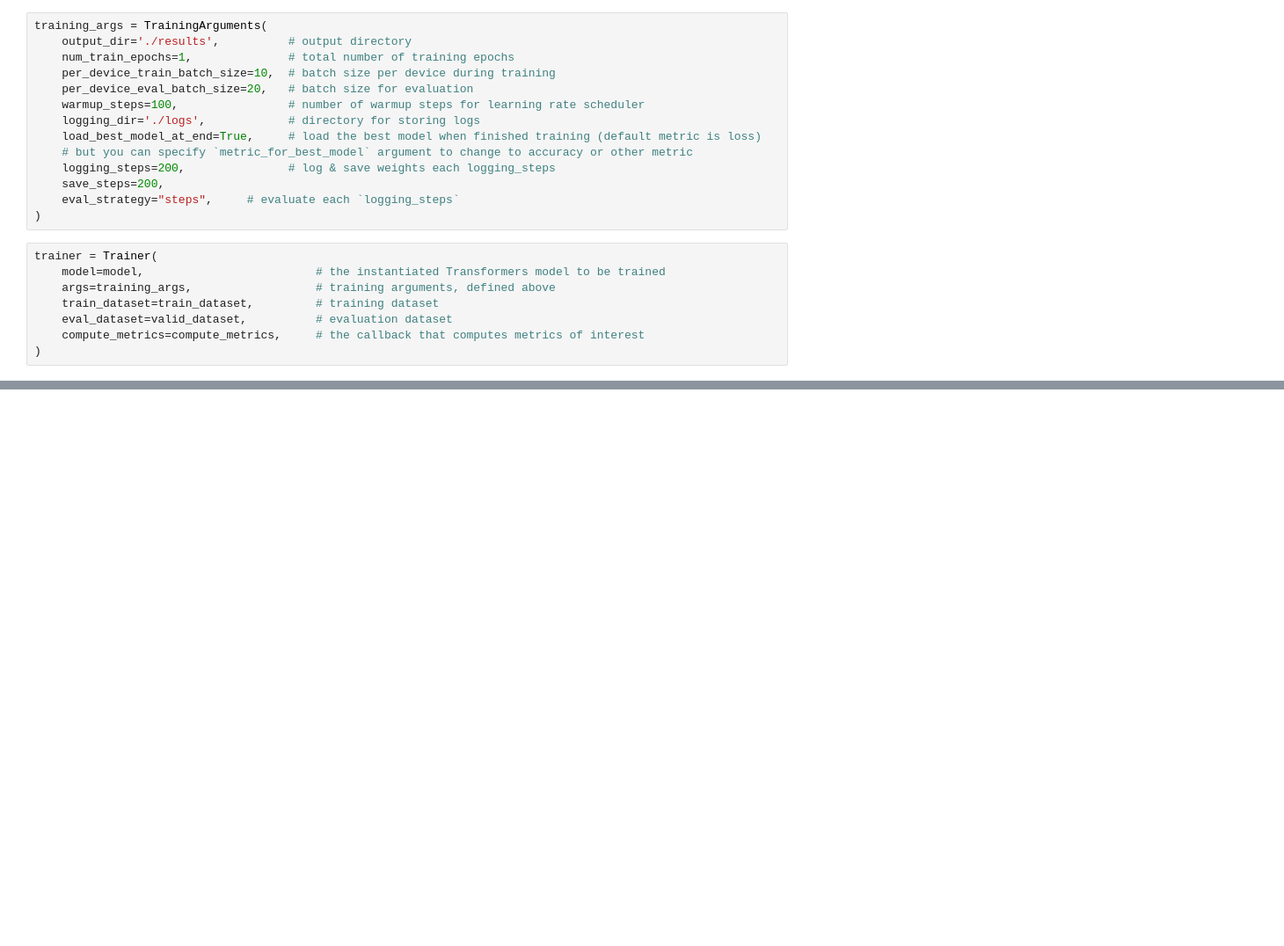
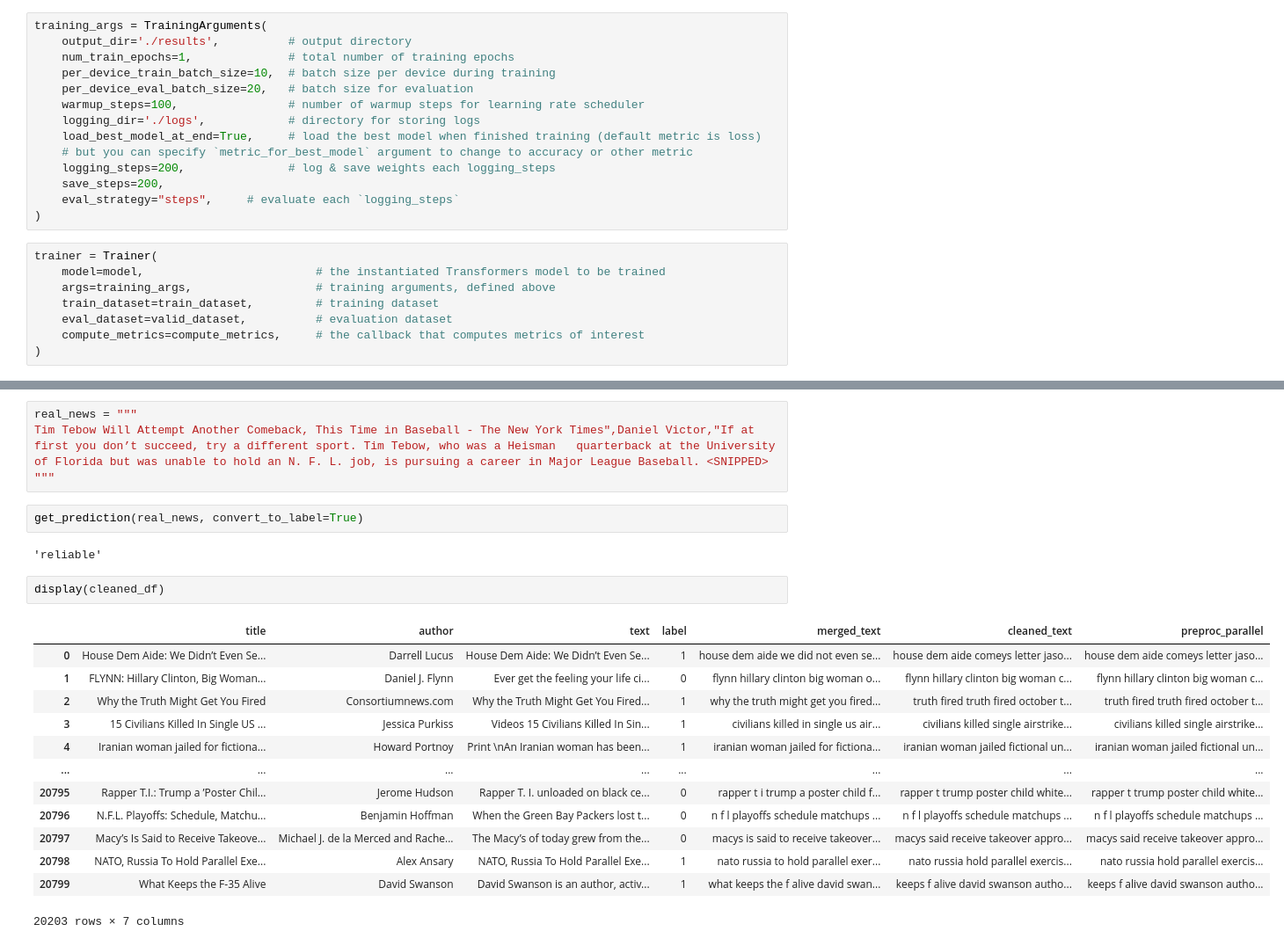
Before and after one commit to NiklNKL/fakenews_detection, a Jupyter notebook: fakenews_detection_v1..ipynb, the cells around one changed output, grey strips where cells are left out. Shown at 88% size. Drawn from its saved outputs; the diff is of its cells as text; blank space fills up the shorter version.

```diff
--- a/fakenews_detection_v1..ipynb
+++ b/fakenews_detection_v1..ipynb
@@ -476,0 +525,24 @@ KeyboardInterrupt:
+# %%
+real_news = """
+Tim Tebow Will Attempt Another Comeback, This Time in Baseball - The New York Times",Daniel Victor,"If at first you don’t succeed, try a different sport. Tim Tebow, who was a Heisman   quarterback at the University of Florida but was unable to hold an N. F. L. job, is pursuing a career in Major League Baseball. <SNIPPED>
+"""
+# %%
+get_prediction(real_news, convert_to_label=True)
+# %% [output]
+'reliable'
+# %%
+display(cleaned_df)
+# %% [output]
+|  | title | author | text | label | merged_text | cleaned_text | preproc_parallel |
+| 0 | House Dem Aide: We Didn’t Even Se... | Darrell Lucus | House Dem Aide: We Didn’t Even Se... | 1 | house dem aide we did not even se... | house dem aide comeys letter jaso... | house dem aide comeys letter jaso... |
+| 1 | FLYNN: Hillary Clinton, Big Woman... | Daniel J. Flynn | Ever get the feeling your life ci... | 0 | flynn hillary clinton big woman o... | flynn hillary clinton big woman c... | flynn hillary clinton big woman c... |
+| 2 | Why the Truth Might Get You Fired | Consortiumnews.com | Why the Truth Might Get You Fired... | 1 | why the truth might get you fired... | truth fired truth fired october t... | truth fired truth fired october t... |
+| 3 | 15 Civilians Killed In Single US ... | Jessica Purkiss | Videos 15 Civilians Killed In Sin... | 1 | civilians killed in single us air... | civilians killed single airstrike... | civilians killed single airstrike... |
+| 4 | Iranian woman jailed for fictiona... | Howard Portnoy | Print \nAn Iranian woman has been... | 1 | iranian woman jailed for fictiona... | iranian woman jailed fictional un... | iranian woman jailed fictional un... |
+| ... | ... | ... | ... | ... | ... | ... | ... |
+| 20795 | Rapper T.I.: Trump a ’Poster Chil... | Jerome Hudson | Rapper T. I. unloaded on black ce... | 0 | rapper t i trump a poster child f... | rapper t trump poster child white... | rapper t trump poster child white... |
+| 20796 | N.F.L. Playoffs: Schedule, Matchu... | Benjamin Hoffman | When the Green Bay Packers lost t... | 0 | n f l playoffs schedule matchups ... | n f l playoffs schedule matchups ... | n f l playoffs schedule matchups ... |
+| 20797 | Macy’s Is Said to Receive Takeove... | Michael J. de la Merced and Rache... | The Macy’s of today grew from the... | 0 | macys is said to receive takeover... | macys said receive takeover appro... | macys said receive takeover appro... |
+| 20798 | NATO, Russia To Hold Parallel Exe... | Alex Ansary | NATO, Russia To Hold Parallel Exe... | 1 | nato russia to hold parallel exer... | nato russia hold parallel exercis... | nato russia hold parallel exercis... |
+| 20799 | What Keeps the F-35 Alive | David Swanson | David Swanson is an author, activ... | 1 | what keeps the f alive david swan... | keeps f alive david swanson autho... | keeps f alive david swanson autho... |
+20203 rows × 7 columns
```
Also changed, not shown: parts of 11 cells of this notebook, 10 other files.
